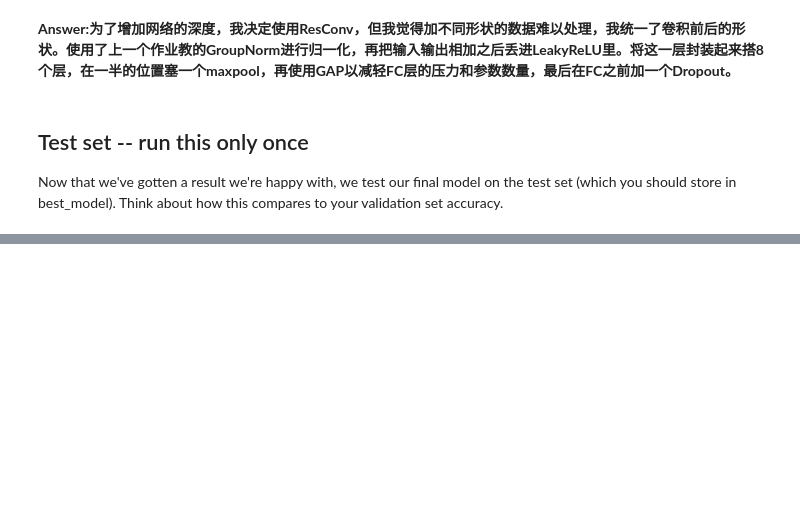
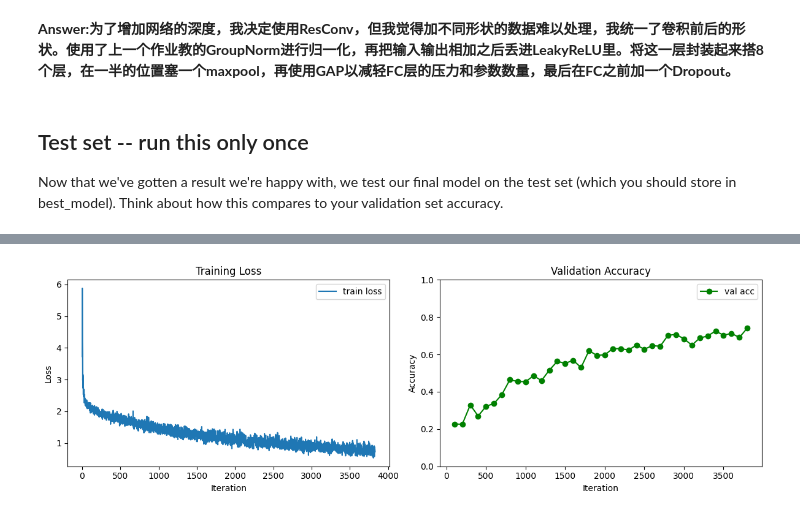
Before and after one commit to m0NESY0501/CS231n-Solutions, a Jupyter notebook: assignment2/PyTorch.ipynb, the cells around one changed output, grey strips where cells are left out. Saved outputs shown, nothing was run; the diff lists cells and outputs as text; code cells hidden in the pictures; blank space fills up the shorter version.

Commit message:
draw a graph

```diff
--- a/assignment2/PyTorch.ipynb
+++ b/assignment2/PyTorch.ipynb
@@ -1007,0 +1008,98 @@ Got 7355 / 10000 correct (73.55)
+# %%
+import matplotlib.pyplot as plt
+from copy import deepcopy
+
+# Build a fresh instance of the final model architecture
+def build_final_model(channels=128):
+    init_conv = nn.Conv2d(3, channels, (5, 5), padding=2)
+    model = nn.Sequential(
+        init_conv,
+        ResConv(channels),
+        ResConv(channels),
+        ResConv(channels),
+        ResConv(channels),
+        nn.MaxPool2d(2),
+        ResConv(channels),
+        ResConv(channels),
+        ResConv(channels),
+        ResConv(channels),
+        nn.AdaptiveAvgPool2d((1, 1)),
+        nn.Flatten(),
+        nn.Dropout(0.5),
+        nn.Linear(channels, 10),
+    )
+    return model
+
+# Training that records loss and validation accuracy
+def train_record(model, optimizer, epochs=10):
+    model = model.to(device=device)
+    loss_list = []
+    iter_list = []
+    val_acc_list = []
+    val_iter = []
+    it = 0
+    for e in range(epochs):
+        for t, (x, y) in enumerate(loader_train):
+            model.train()
+            x = x.to(device=device, dtype=dtype)
+            y = y.to(device=device, dtype=torch.long)
+            scores = model(x)
+            loss = F.cross_entropy(scores, y)
+
+            optimizer.zero_grad()
+            loss.backward()
+            optimizer.step()
+
+            it += 1
+            loss_list.append(loss.item())
+            iter_list.append(it)
+
+            if it % print_every == 0:
+                # compute validation accuracy
+                model.eval()
+                num_correct = 0
+                num_samples = 0
+                with torch.no_grad():
+                    for vx, vy in loader_val:
+                        vx = vx.to(device=device, dtype=dtype)
+                        vy = vy.to(device=device, dtype=torch.long)
+                        vs = model(vx)
+                        _, preds = vs.max(1)
+                        num_correct += (preds == vy).sum().item()
+                        num_samples += preds.size(0)
+                val_acc = float(num_correct) / num_samples
+                val_acc_list.append(val_acc)
+                val_iter.append(it)
+                print(f"Iter {it}, loss={loss.item():.4f}, val_acc={100*val_acc:.2f}%")
+    return {
+        'iters': iter_list,
+        'losses': loss_list,
+        'val_iters': val_iter,
+        'val_accs': val_acc_list
+    }
+
+# Build a fresh model and optimizer, then train and record
+channels = 128
+model_plot = build_final_model(channels=channels)
+optimizer_plot = optim.Adam(model_plot.parameters(), lr=2e-3)
+history = train_record(model_plot, optimizer_plot, epochs=10)
+
+# Plot loss and validation accuracy
+plt.figure(figsize=(12,4))
+plt.subplot(1,2,1)
+plt.plot(history['iters'], history['losses'], label='train loss')
+plt.xlabel('Iteration')
+plt.ylabel('Loss')
+plt.title('Training Loss')
+plt.legend()
+
+plt.subplot(1,2,2)
+plt.plot(history['val_iters'], history['val_accs'], marker='o', color='g', label='val acc')
+plt.xlabel('Iteration')
+plt.ylabel('Accuracy')
+plt.title('Validation Accuracy')
+plt.ylim(0,1)
+plt.legend()
+plt.tight_layout()
+plt.show()
+# %% [output]
@@ -1007,0 +1123 @@ Got 7355 / 10000 correct (73.55)
+[figure, added]
```
Also changed, not shown: parts of 10 cells of this notebook.
